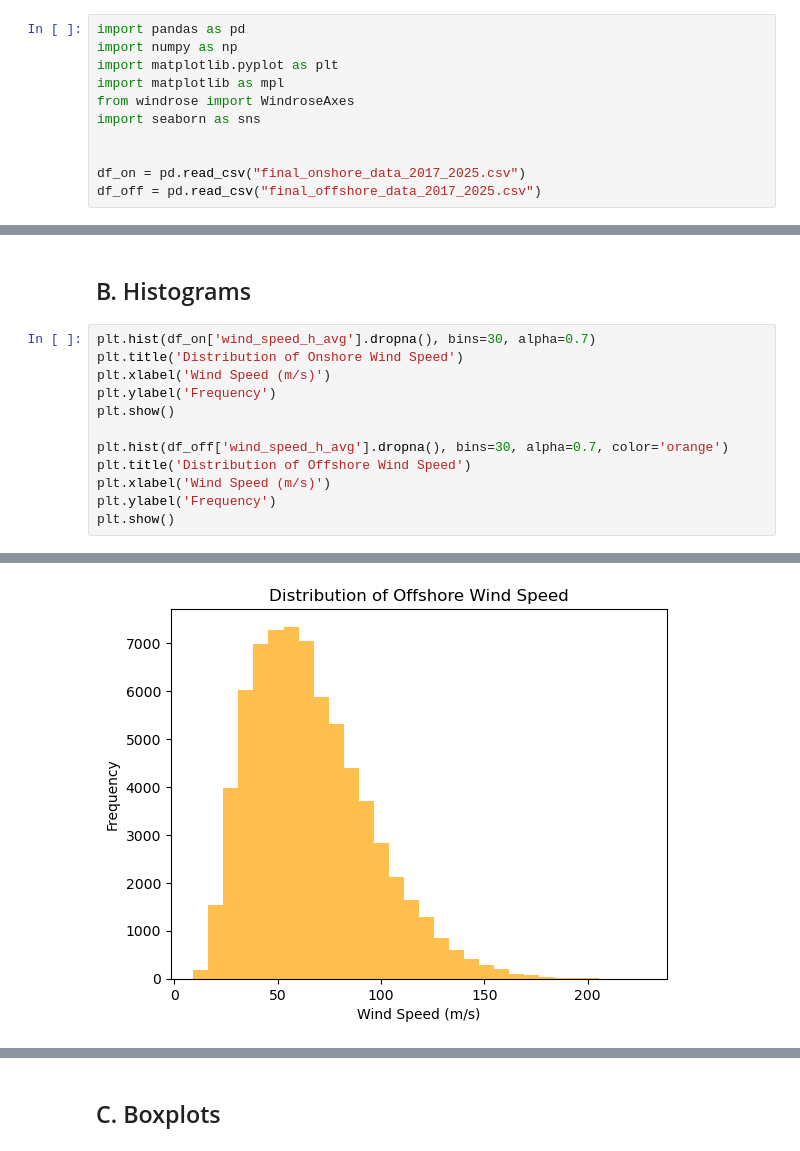
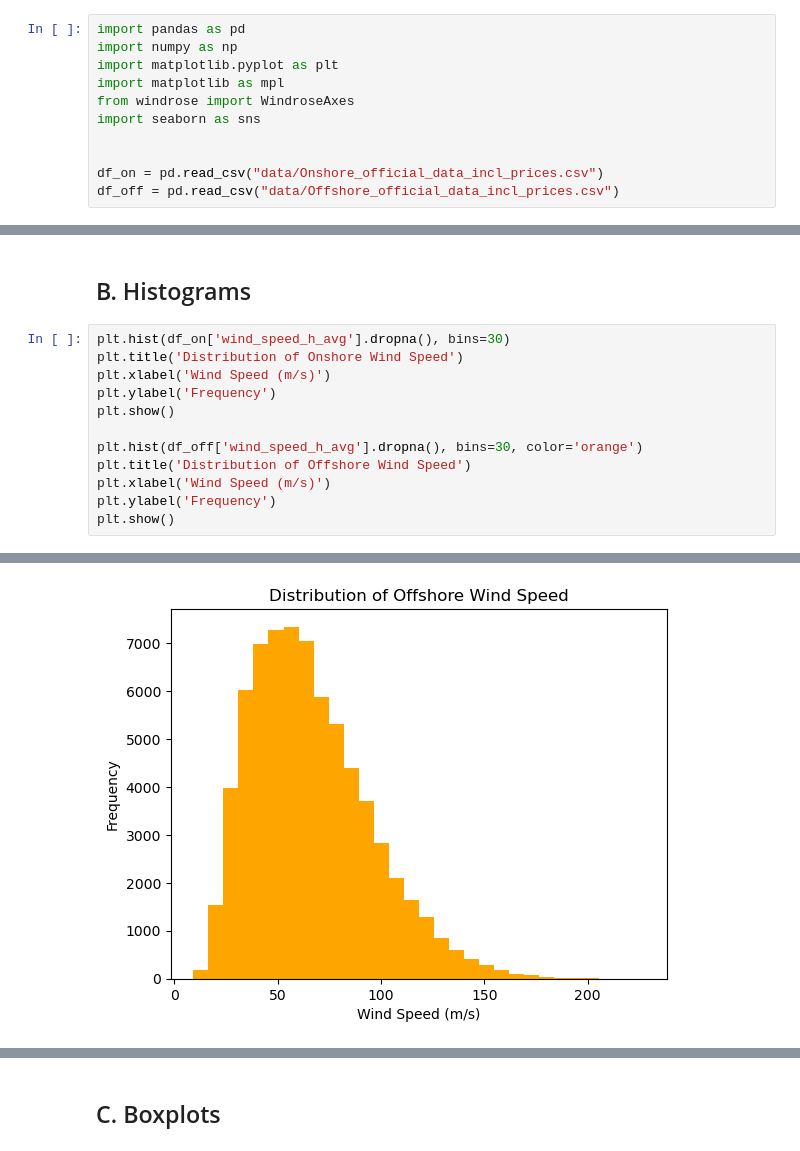
Before and after one commit to benrodion/Watts-next, a Jupyter notebook: EDA/EDA.ipynb, the cells around one changed output, grey strips where cells are left out. Drawn from its saved outputs; the diff is of its cells as text.

Commit message:
update new data

```diff
--- a/EDA/EDA.ipynb
+++ b/EDA/EDA.ipynb
@@ -7,8 +7,8 @@ from windrose import WindroseAxes
 import seaborn as sns
 
 
-df_on = pd.read_csv("final_onshore_data_2017_2025.csv")
-df_off = pd.read_csv("final_offshore_data_2017_2025.csv")
+df_on = pd.read_csv("data/Onshore_official_data_incl_prices.csv")
+df_off = pd.read_csv("data/Offshore_official_data_incl_prices.csv")
 # %%
 print("Onshore DataFrame info:\n")
 df_on.info()
@@ -161,13 +130,13 @@ plt.show()
 # %% [markdown]
 ## B. Histograms
 # %%
-plt.hist(df_on['wind_speed_h_avg'].dropna(), bins=30, alpha=0.7)
+plt.hist(df_on['wind_speed_h_avg'].dropna(), bins=30)
 plt.title('Distribution of Onshore Wind Speed')
 plt.xlabel('Wind Speed (m/s)')
 plt.ylabel('Frequency')
 plt.show()
 
-plt.hist(df_off['wind_speed_h_avg'].dropna(), bins=30, alpha=0.7, color='orange')
+plt.hist(df_off['wind_speed_h_avg'].dropna(), bins=30, color='orange')
 plt.title('Distribution of Offshore Wind Speed')
 plt.xlabel('Wind Speed (m/s)')
 plt.ylabel('Frequency')
@@ -177 +146 @@ plt.show()
-[figure, old version]
+[figure, new version]
```
Also changed, not shown: parts of 15 cells of this notebook.
